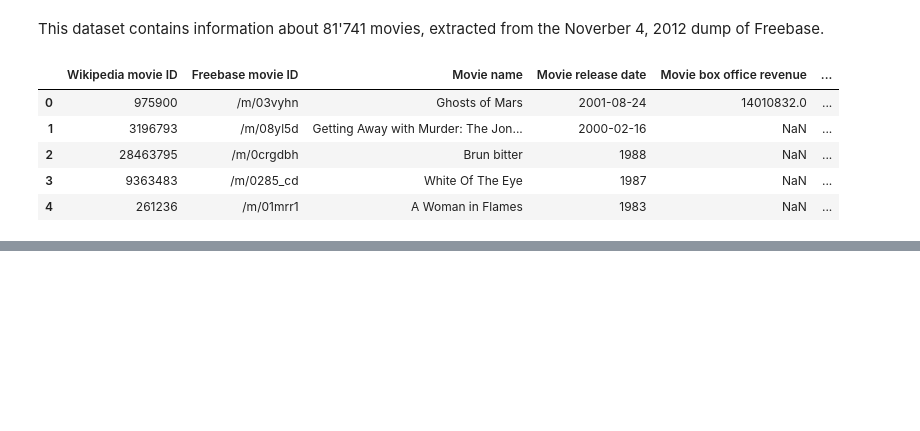
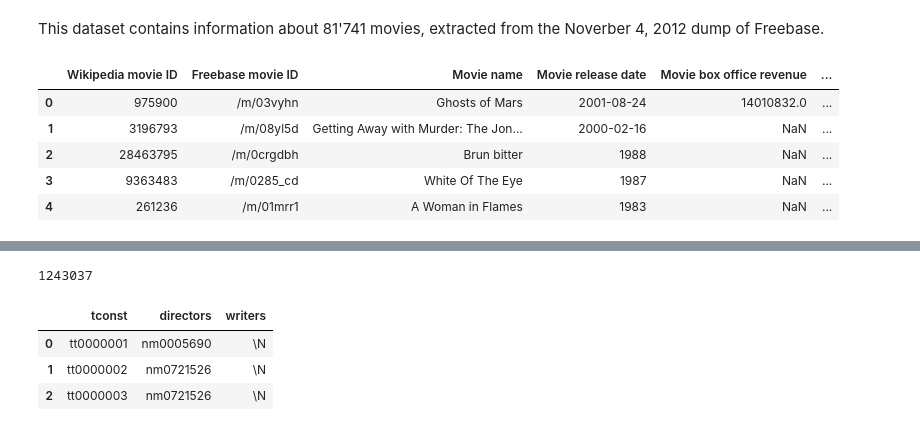
Before and after one commit to epfl-ada/ada-2022-project-nolemonnomelon, a Jupyter notebook: Exploratory analysis.ipynb, the cells around one changed output, grey strips where cells are left out. Drawn from its saved outputs; the diff is of its cells as text; code cells hidden in the pictures; blank space fills up the shorter version.

```diff
--- a/Exploratory analysis.ipynb
+++ b/Exploratory analysis.ipynb
@@ -64,0 +98,4 @@ df_movie.head()
+# %%
+len(IMDB_ratings)
+# %% [output]
+1243037
@@ -64,0 +111,7 @@ df_movie.head()
+# %%
+IMDB_crew.head(3)
+# %% [output]
+|  | tconst | directors | writers |
+| 0 | tt0000001 | nm0005690 | \N |
+| 1 | tt0000002 | nm0721526 | \N |
+| 2 | tt0000003 | nm0721526 | \N |
```
Also changed, not shown: parts of 16 cells of this notebook, 1 other file.
